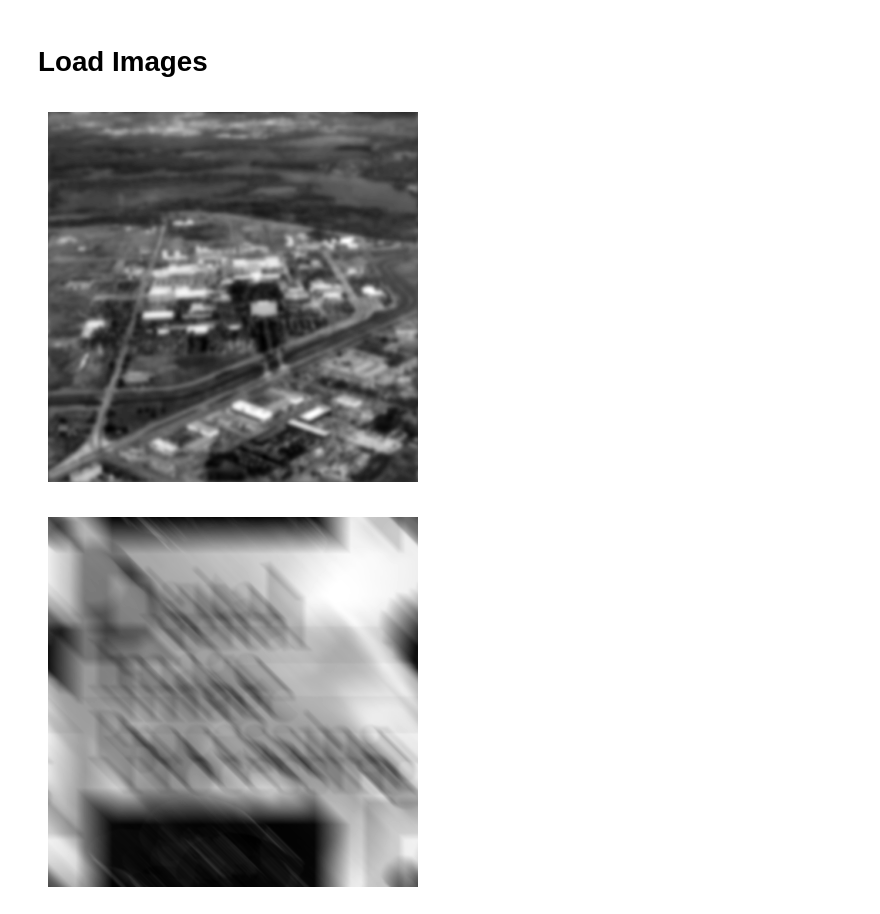
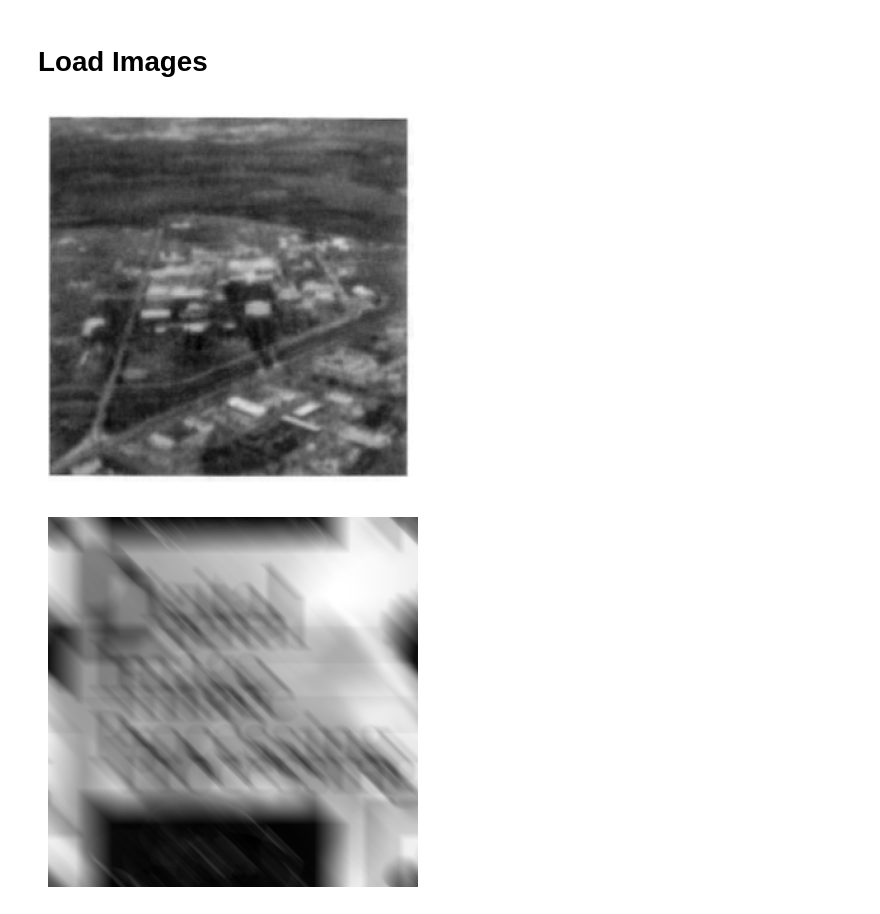
Before and after one commit to Vincent-Lien/NYCU_DIP_2024, a Jupyter notebook: HW5-1/HW5-1_code.ipynb, the cells around one changed output. Drawn from its saved outputs; the diff is of its cells as text; code cells hidden in the pictures.

```diff
--- a/HW5-1/HW5-1_code.ipynb
+++ b/HW5-1/HW5-1_code.ipynb
@@ -7,13 +7,12 @@ import matplotlib.pyplot as plt
 # %% [markdown]
 # Load Images
 # %%
-img1 = cv2.imread('Fig0525(b)(aerial_view_turb_c_0pt0025).tif', cv2.IMREAD_GRAYSCALE)
-# img1 = cv2.imread('Fig5.25.jpg', cv2.IMREAD_GRAYSCALE)
+img1 = cv2.imread('Fig5.25.jpg', cv2.IMREAD_GRAYSCALE)
 plt.imshow(img1, cmap='gray')
 plt.axis('off')
 plt.show()
 # %% [output]
-[figure, old version]
+[figure, new version]
 # %%
 img2 = cv2.imread('book-cover-blurred.tif', cv2.IMREAD_GRAYSCALE)
 plt.imshow(img2, cmap='gray')
```
Also changed, not shown: parts of 9 cells of this notebook.
